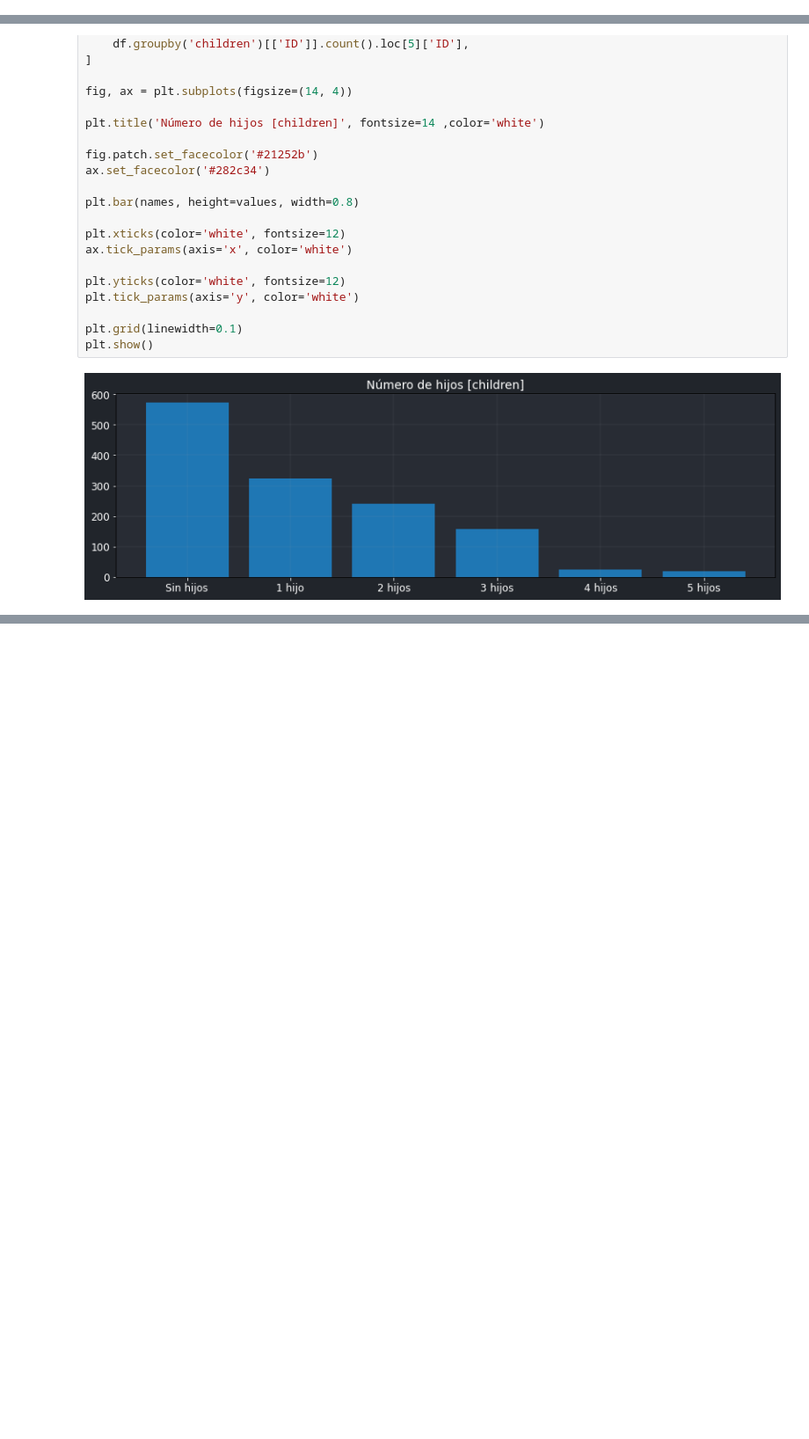
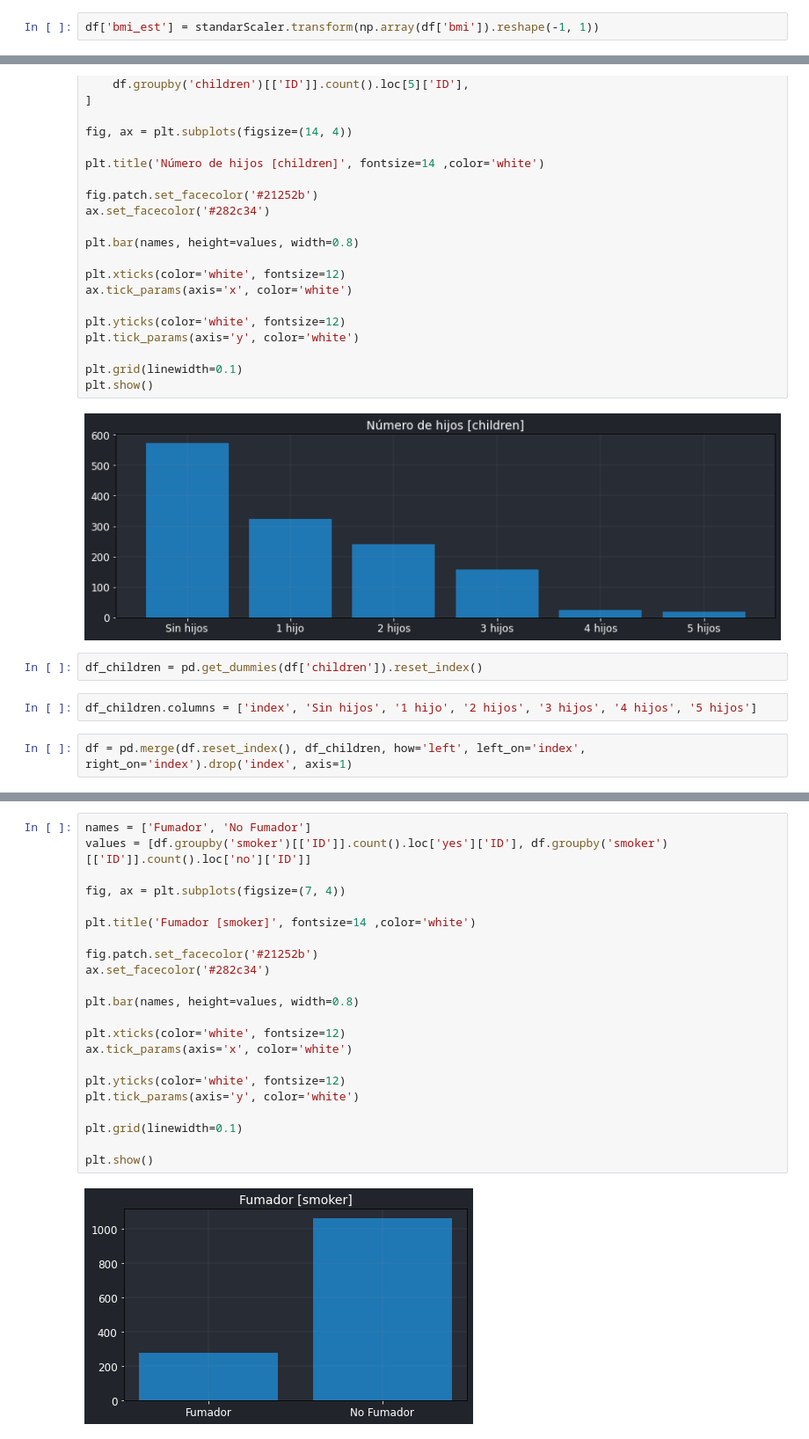
Before and after one commit to JuanFeA98/Machine_Learning, a Jupyter notebook: Regresión Lineal/02. Regresión Lineal (Medical).ipynb, the cells around one changed output, grey strips where cells are left out. Shown at 88% size. Cells and saved outputs as stored; diff of their text form; blank space fills up the shorter version.

```diff
--- a/Regresión Lineal/02. Regresión Lineal (Medical).ipynb
+++ b/Regresión Lineal/02. Regresión Lineal (Medical).ipynb
@@ -221,3 +238,5 @@ plt.show()
+# %%
+df['bmi_est'] = standarScaler.transform(np.array(df['bmi']).reshape(-1, 1))
 # %% [markdown]
 #### **4.Número de hijos**
 # %%
@@ -250,3 +269,9 @@ plt.grid(linewidth=0.1)
 plt.show()
 # %% [output]
 [figure]
+# %%
+df_children = pd.get_dummies(df['children']).reset_index()
+# %%
+df_children.columns = ['index', 'Sin hijos', '1 hijo', '2 hijos', '3 hijos', '4 hijos', '5 hijos']
+# %%
+df = pd.merge(df.reset_index(), df_children, how='left', left_on='index', right_on='index').drop('index', axis=1)
@@ -252,0 +287,24 @@ plt.show()
+# %%
+names = ['Fumador', 'No Fumador']
+values = [df.groupby('smoker')[['ID']].count().loc['yes']['ID'], df.groupby('smoker')[['ID']].count().loc['no']['ID']]
+
+fig, ax = plt.subplots(figsize=(7, 4))
+
+plt.title('Fumador [smoker]', fontsize=14 ,color='white')
+
+fig.patch.set_facecolor('#21252b')
+ax.set_facecolor('#282c34')
+
+plt.bar(names, height=values, width=0.8)
+
+plt.xticks(color='white', fontsize=12)
+ax.tick_params(axis='x', color='white')
+
+plt.yticks(color='white', fontsize=12)
+plt.tick_params(axis='y', color='white')
+
+plt.grid(linewidth=0.1)
+
+plt.show()
+# %% [output]
+[figure, added]
```
Also changed, not shown: parts of 32 cells of this notebook.
